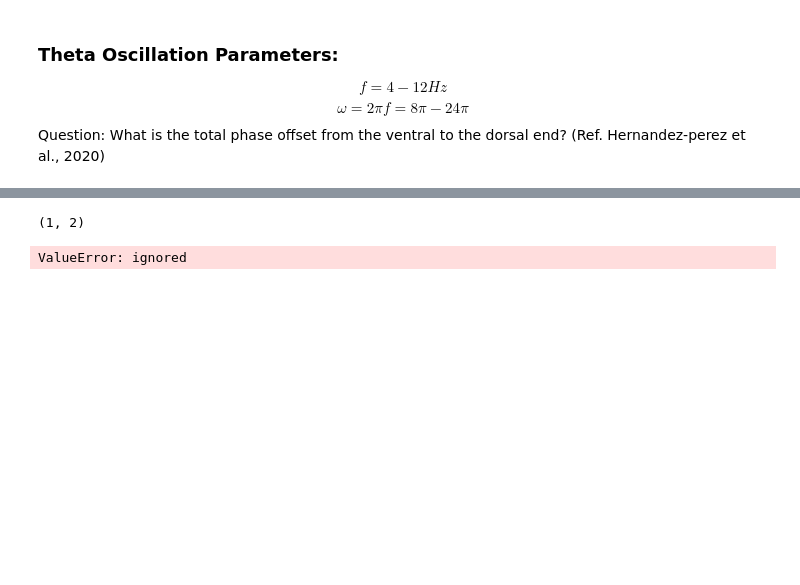
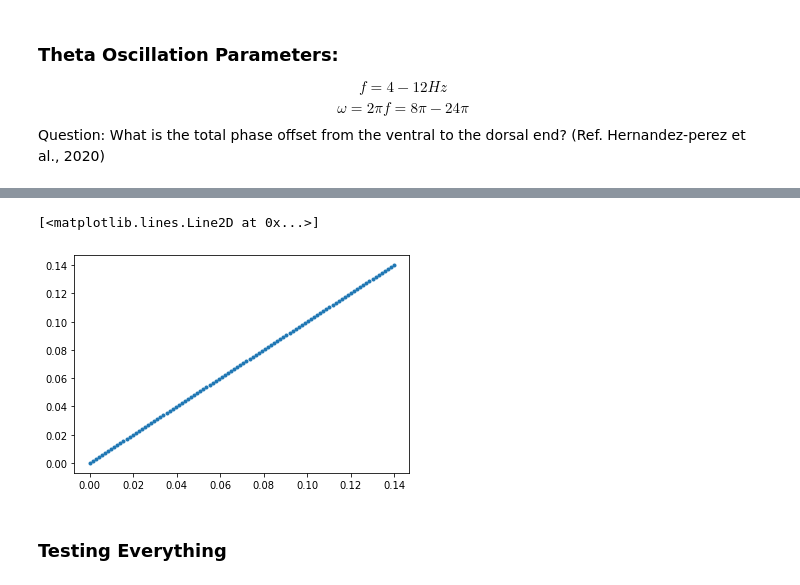
Before and after one commit to divyanshgupt/travelling-wave-mec, a Jupyter notebook: Grid_Cells_with_Theta_Rhythm.ipynb, the cells around one changed output, grey strips where cells are left out. Drawn from its saved outputs; the diff is of its cells as text; code cells hidden in the pictures; blank space fills up the shorter version.

```diff
--- a/Grid_Cells_with_Theta_Rhythm.ipynb
+++ b/Grid_Cells_with_Theta_Rhythm.ipynb
@@ -294,0 +350,27 @@ def firing_activity(trajectory, modules, args):
+# %%
+#@title Straight Trajectory
+
+def straight_trajectory(angle, args):
+  """
+
+  """
+
+  velocity = args['animal_velocity']
+  dt = args['timestep_size']
+  nb_steps = args['nb_steps']
+  phi = angle * np.pi / 180
+
+  x = np.arange(0, np.cos(phi)*velocity*dt*nb_steps,
+                np.cos(phi)*velocity*dt)
+  y = np.arange(0, np.sin(phi)*velocity*dt*nb_steps,
+                np.sin(phi)*velocity*dt)
+
+  trajectory = np.column_stack((x, y))
+
+  return trajectory
+
+trajectory = straight_trajectory(45, args)
+plt.plot(trajectory[:, 0], trajectory[:, 1], '.')
+# %% [output]
+[<matplotlib.lines.Line2D at 0x...>]
+[figure, added]
@@ -295,3 +438,5 @@ def firing_activity(trajectory, modules, args):
+# %% [markdown]
+### Testing Everything
 # %%
 #@title Args
 
@@ -366,15 +463,12 @@ def pop_decode(firing_activity, lam, args, module):
 # %%
-#@title Testing Everything
-position = np.array([[3, 2]])
-print(position.shape)
+#@title Single timepoint
+
+position = np.array([[6, 5]]) # shape: (1,2)
+print("Actual Position:", position)
 args['nb_steps'] = 1
 
-modules = multi_uniform_modules(args)
-activity = firing_activity(position, modules, args)
+activity, theta = firing_activity(position, modules, args)
 
 # Estimating at Module - 0
 estimates = pop_decode(activity[:, :, 0], args['lam_0'], args, modules[:, :, 0])
-print(estimates)
+print("Estimated Position:", estimates)
-# %% [output]
-(1, 2)
-ValueError: ignored
```
Also changed, not shown: parts of 15 cells of this notebook.
